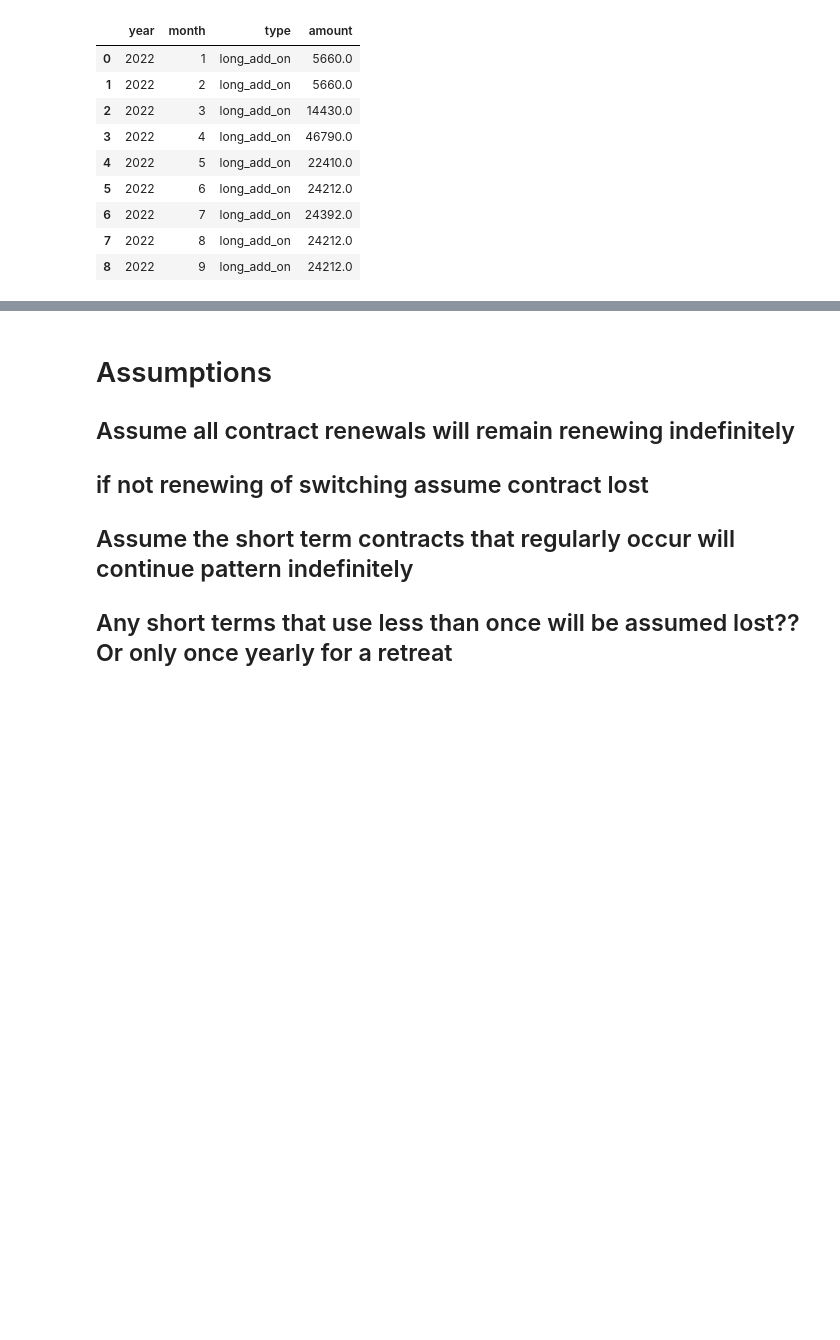
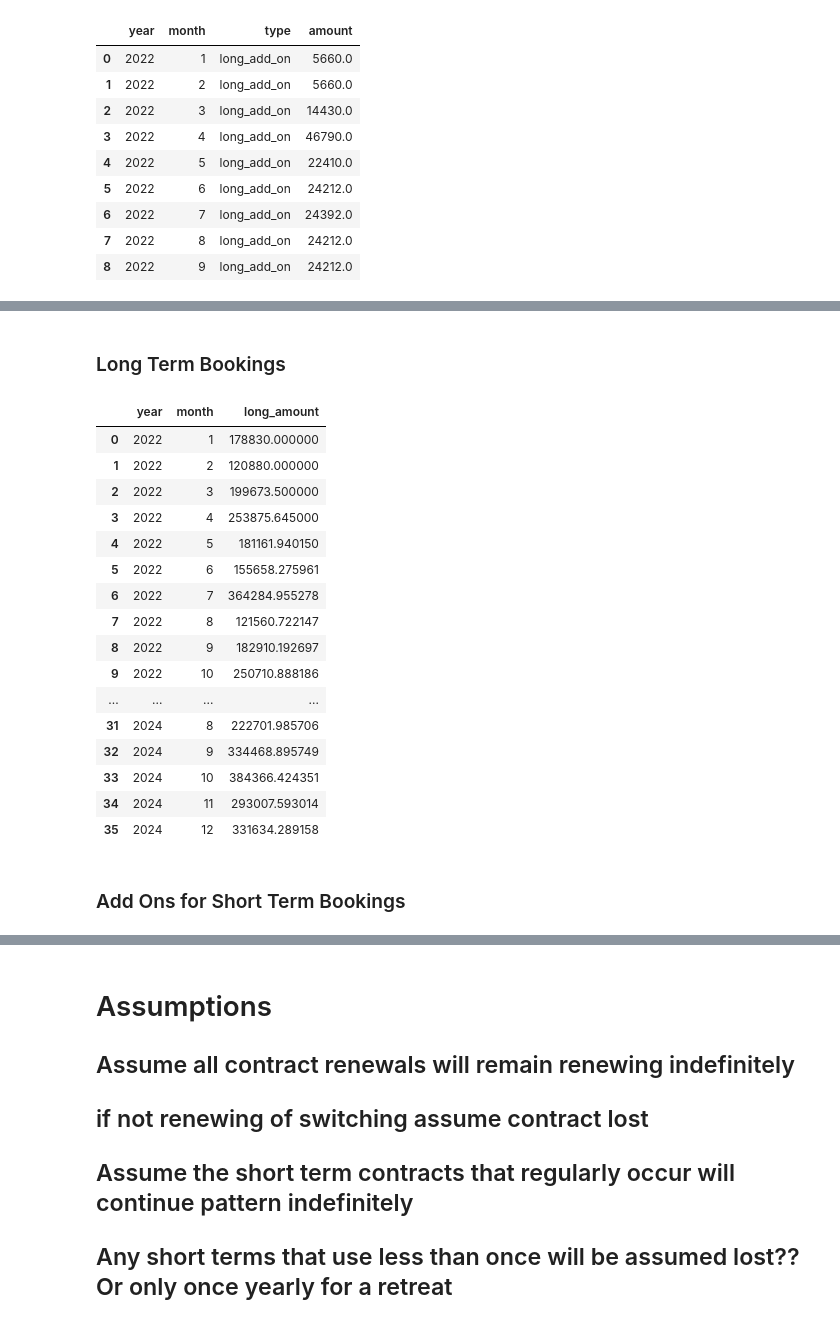
Before and after one commit to njw27/codi_pres, a Jupyter notebook: codi_nb.ipynb, the cells around one changed output, grey strips where cells are left out. Cells and saved outputs as stored; diff of their text form; code cells hidden in the pictures; blank space fills up the shorter version.

```diff
--- a/codi_nb.ipynb
+++ b/codi_nb.ipynb
@@ -1095,0 +1122,28 @@ add_on_long_monthly_q3
+# %% [markdown]
+### Long Term Bookings
+# %%
+long_monthly_all = cleaned_long.reset_index()
+long_monthly_all = long_monthly_all[["year", "month", "amount"]]
+long_monthly_all = long_monthly_all.rename(columns={"amount": "long_amount"})
+
+long_monthly_all
+# %% [output]
+|  | year | month | long_amount |
+| 0 | 2022 | 1 | 178830.000000 |
+| 1 | 2022 | 2 | 120880.000000 |
+| 2 | 2022 | 3 | 199673.500000 |
+| 3 | 2022 | 4 | 253875.645000 |
+| 4 | 2022 | 5 | 181161.940150 |
+| 5 | 2022 | 6 | 155658.275961 |
+| 6 | 2022 | 7 | 364284.955278 |
+| 7 | 2022 | 8 | 121560.722147 |
+| 8 | 2022 | 9 | 182910.192697 |
+| 9 | 2022 | 10 | 250710.888186 |
+| ... | ... | ... | ... |
+| 31 | 2024 | 8 | 222701.985706 |
+| 32 | 2024 | 9 | 334468.895749 |
+| 33 | 2024 | 10 | 384366.424351 |
+| 34 | 2024 | 11 | 293007.593014 |
+| 35 | 2024 | 12 | 331634.289158 |
+# %% [markdown]
+### Add Ons for Short Term Bookings
```
Also changed, not shown: parts of 13 cells of this notebook, 2 other files.
